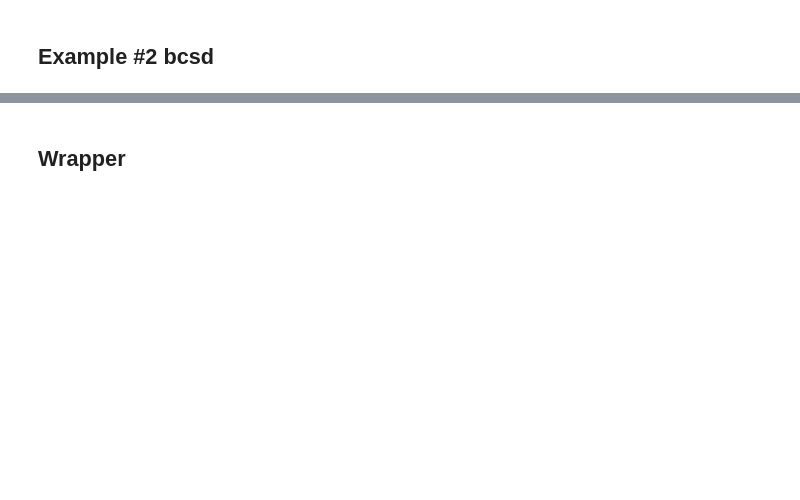
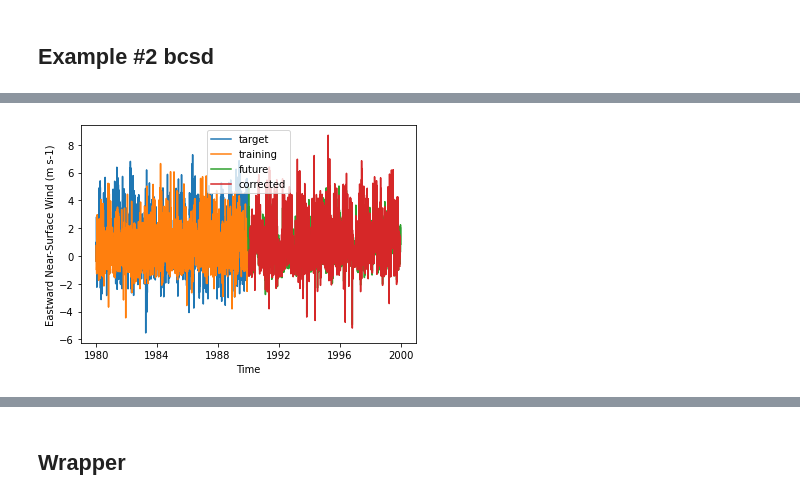
Before and after one commit to pangeo-data/scikit-downscale, a Jupyter notebook: examples/2020ECAHM-scikit-downscale.ipynb, the cells around one changed output, grey strips where cells are left out. Cells and saved outputs as stored; diff of their text form; code cells hidden in the pictures; blank space fills up the shorter version.

Commit message:
notebook runs! and has zscore markdown

```diff
--- a/examples/2020ECAHM-scikit-downscale.ipynb
+++ b/examples/2020ECAHM-scikit-downscale.ipynb
@@ -237,0 +607,4 @@ ds_past, ds_fut = _regroup_models_bytime(ds_meas_noleap, ds_hist_dt, ds_rcp85_dt
+# %%
+# select one point from each dataset
+training = da_hist.sel(lat=40.25, lon=-109.2, method='nearest').squeeze().to_dataframe()[['uas']]
+training
@@ -237,0 +626,4 @@ ds_past, ds_fut = _regroup_models_bytime(ds_meas_noleap, ds_hist_dt, ds_rcp85_dt
+# %%
+
+target = da_meas.sel(lat=40.25, lon=-109.2, method='nearest').squeeze().to_dataframe()[['uas']]
+target
@@ -237,0 +645,3 @@ ds_past, ds_fut = _regroup_models_bytime(ds_meas_noleap, ds_hist_dt, ds_rcp85_dt
+# %%
+future = da_rcp85.sel(lat=40.25, lon=-109.2, method='nearest').squeeze().to_dataframe()[['uas']]
+future
@@ -238,3 +663,25 @@ ds_past, ds_fut = _regroup_models_bytime(ds_meas_noleap, ds_hist_dt, ds_rcp85_dt
 # %%
 # bias correction using ZScoreRegresssor
+zscore = ZScoreRegressor()
+hist_stats = zscore.fit(training, target)
+out, fut_stats = zscore.predict(future)
+# %%
+# visualize the datasets
+time_target = pd.date_range('1980-01-01','1989-12-31', freq='D')
+time_training = time_target[~((time_target.month==2) & (time_target.day==29))]
+time_future = pd.date_range('1990-01-01','1999-12-31', freq='D')
+time_future = time_future[~((time_future.month==2) & (time_future.day==29))]
+
+plt.figure()
+plt.plot(time_target,target.uas, label='target')
+plt.plot(time_training,training.uas, label='training')
+plt.plot(time_future,future.uas, label='future')
+plt.plot(time_future,out.uas, label='corrected')
+
+
+plt.xlabel('Time')
+plt.ylabel('Eastward Near-Surface Wind (m s-1)')
+plt.legend();
+# %% [output]
+[figure, added]
 # %%
```
Also changed, not shown: parts of 35 cells of this notebook.
